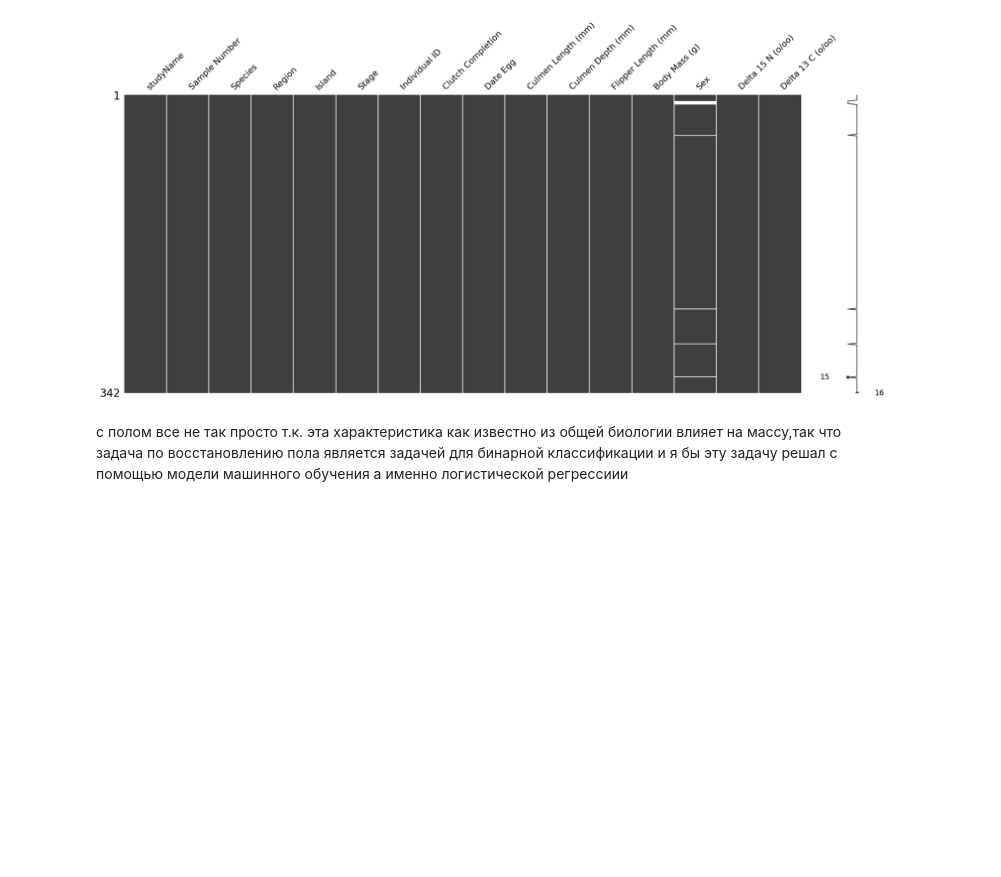
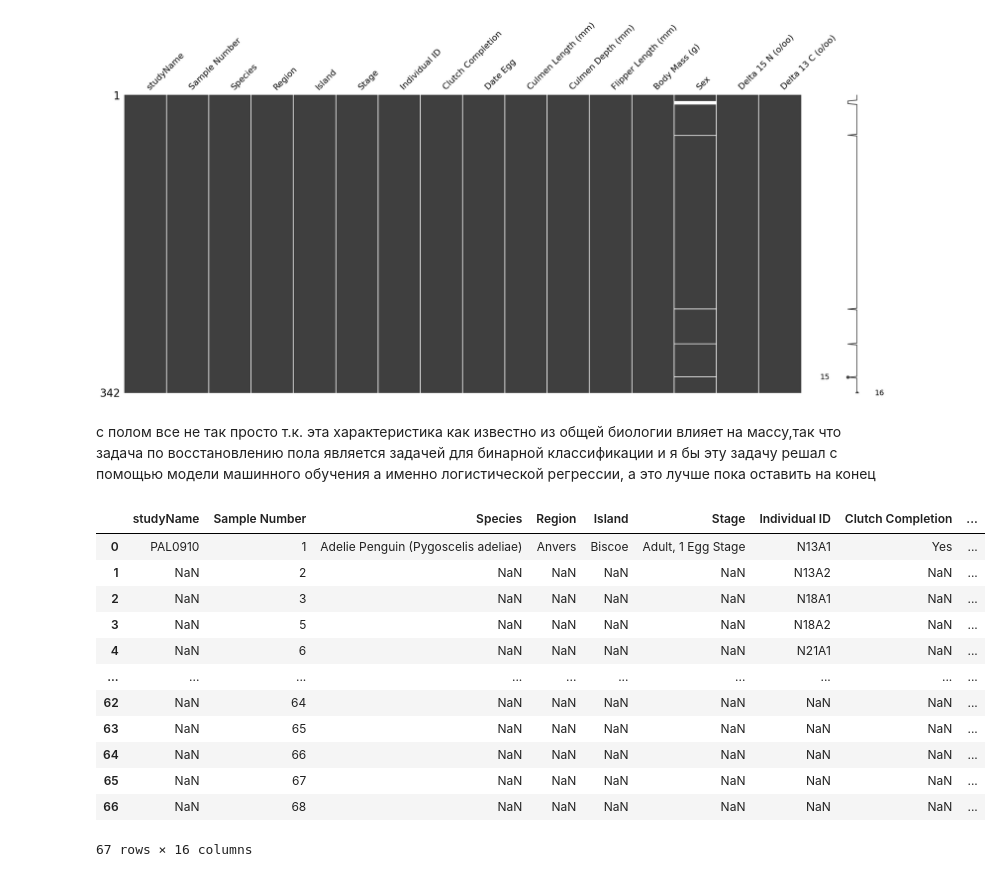
Before and after one commit to DEdVGarage/ml-course-hw, a Jupyter notebook: hw02_EDA/EDA_HW_ML.ipynb, the cells around one changed output. Cells and saved outputs as stored; diff of their text form; code cells hidden in the pictures; blank space fills up the shorter version.

```diff
--- a/hw02_EDA/EDA_HW_ML.ipynb
+++ b/hw02_EDA/EDA_HW_ML.ipynb
@@ -134,4 +134,20 @@ mgno.matrix(df_clean1)
 <Axes: >
 [figure]
 # %% [markdown]
-с полом все не так просто т.к. эта характеристика как известно из общей биологии влияет на массу,так что задача по восстановлению пола является задачей для бинарной классификации и я бы эту задачу решал с помощью модели машинного обучения а именно логистической регрессиии
+с полом все не так просто т.к. эта характеристика как известно из общей биологии влияет на массу,так что задача по восстановлению пола является задачей для бинарной классификации и я бы эту задачу решал с помощью модели машинного обучения а именно логистической регрессии, а это лучше пока оставить на конец
+# %%
+df_clean1.mode()
+# %% [output]
+|  | studyName | Sample Number | Species | Region | Island | Stage | Individual ID | Clutch Completion | ... |
+| 0 | PAL0910 | 1 | Adelie Penguin (Pygoscelis adeliae) | Anvers | Biscoe | Adult, 1 Egg Stage | N13A1 | Yes | ... |
+| 1 | NaN | 2 | NaN | NaN | NaN | NaN | N13A2 | NaN | ... |
+| 2 | NaN | 3 | NaN | NaN | NaN | NaN | N18A1 | NaN | ... |
+| 3 | NaN | 5 | NaN | NaN | NaN | NaN | N18A2 | NaN | ... |
+| 4 | NaN | 6 | NaN | NaN | NaN | NaN | N21A1 | NaN | ... |
+| ... | ... | ... | ... | ... | ... | ... | ... | ... | ... |
+| 62 | NaN | 64 | NaN | NaN | NaN | NaN | NaN | NaN | ... |
+| 63 | NaN | 65 | NaN | NaN | NaN | NaN | NaN | NaN | ... |
+| 64 | NaN | 66 | NaN | NaN | NaN | NaN | NaN | NaN | ... |
+| 65 | NaN | 67 | NaN | NaN | NaN | NaN | NaN | NaN | ... |
+| 66 | NaN | 68 | NaN | NaN | NaN | NaN | NaN | NaN | ... |
+67 rows × 16 columns
```
Also changed, not shown: parts of 13 cells of this notebook.
